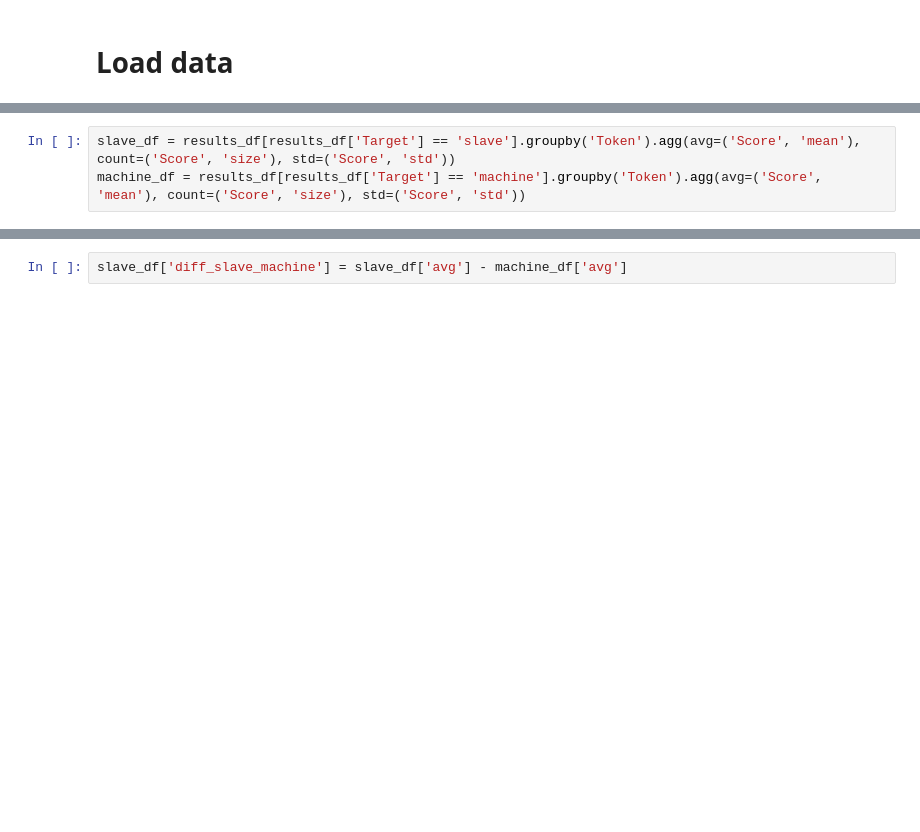
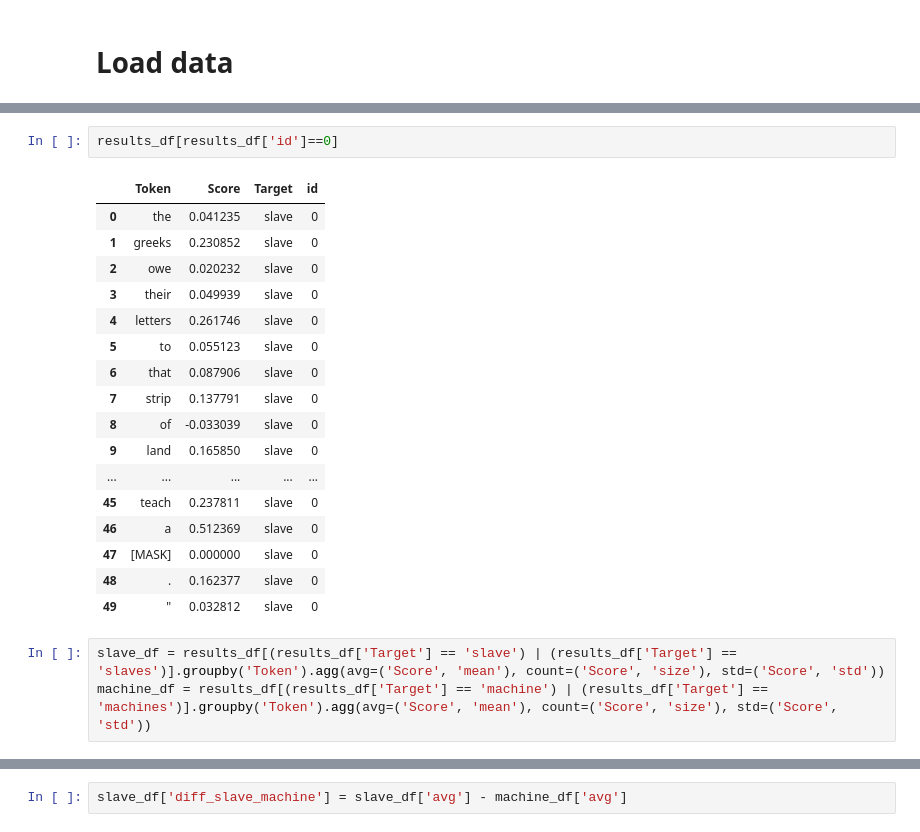
Before and after one commit to Text-Machine/mask-predict, a Jupyter notebook: example_analysis.ipynb, the cells around one changed output, grey strips where cells are left out. Cells and saved outputs as stored; diff of their text form; blank space fills up the shorter version.

```diff
--- a/example_analysis.ipynb
+++ b/example_analysis.ipynb
@@ -136,6 +140,26 @@ results_df.shape
+# %%
+results_df[results_df['id']==0]
+# %% [output]
+|  | Token | Score | Target | id |
+| 0 | the | 0.041235 | slave | 0 |
+| 1 | greeks | 0.230852 | slave | 0 |
+| 2 | owe | 0.020232 | slave | 0 |
+| 3 | their | 0.049939 | slave | 0 |
+| 4 | letters | 0.261746 | slave | 0 |
+| 5 | to | 0.055123 | slave | 0 |
+| 6 | that | 0.087906 | slave | 0 |
+| 7 | strip | 0.137791 | slave | 0 |
+| 8 | of | -0.033039 | slave | 0 |
+| 9 | land | 0.165850 | slave | 0 |
+| ... | ... | ... | ... | ... |
+| 45 | teach | 0.237811 | slave | 0 |
+| 46 | a | 0.512369 | slave | 0 |
+| 47 | [MASK] | 0.000000 | slave | 0 |
+| 48 | . | 0.162377 | slave | 0 |
+| 49 | " | 0.032812 | slave | 0 |
 # %%
-slave_df = results_df[results_df['Target'] == 'slave'].groupby('Token').agg(avg=('Score', 'mean'), count=('Score', 'size'), std=('Score', 'std'))
-machine_df = results_df[results_df['Target'] == 'machine'].groupby('Token').agg(avg=('Score', 'mean'), count=('Score', 'size'), std=('Score', 'std'))
+slave_df = results_df[(results_df['Target'] == 'slave') | (results_df['Target'] == 'slaves')].groupby('Token').agg(avg=('Score', 'mean'), count=('Score', 'size'), std=('Score', 'std'))
+machine_df = results_df[(results_df['Target'] == 'machine') | (results_df['Target'] == 'machines')].groupby('Token').agg(avg=('Score', 'mean'), count=('Score', 'size'), std=('Score', 'std'))
 # %%
 machine_df.shape, slave_df.shape
 # %% [output]
```
Also changed, not shown: parts of 10 cells of this notebook.
